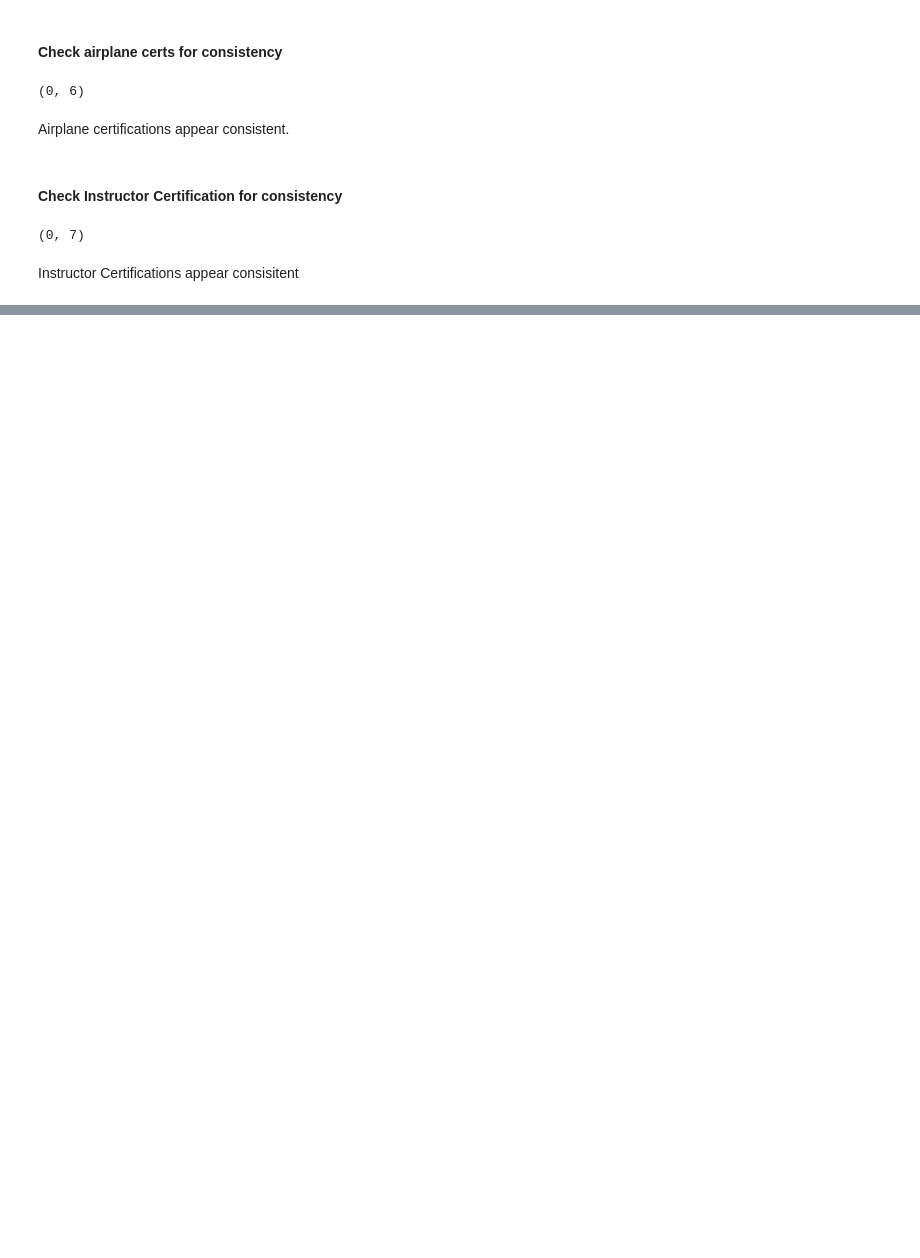
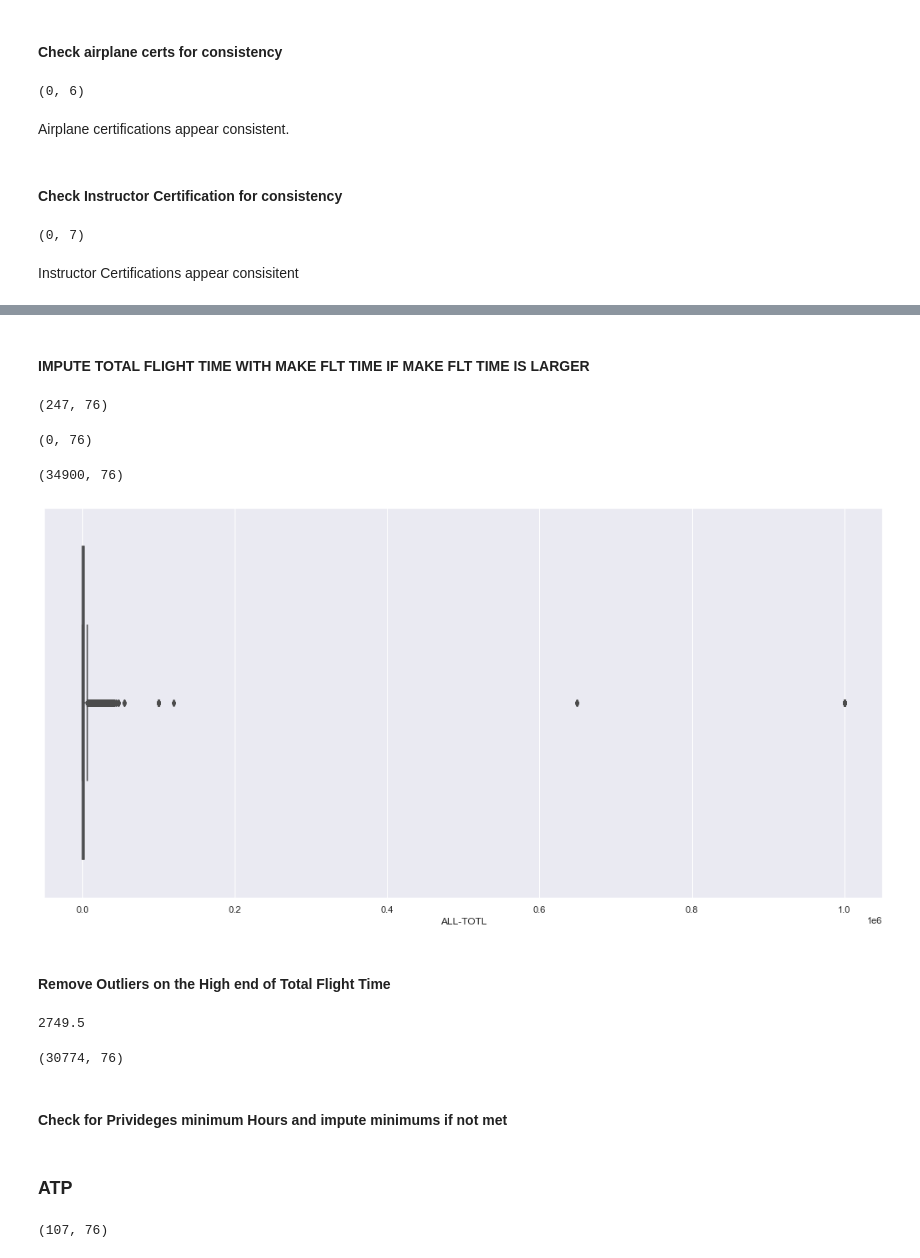
Before and after one commit to birr-data/capstone2, a Jupyter notebook: notebooks/mjg-1.0-EDA.ipynb, the cells around one changed output, grey strips where cells are left out. Drawn from its saved outputs; the diff is of its cells as text; code cells hidden in the pictures; blank space fills up the shorter version.

Commit message:
Update: Update EDA NB - impute flt hours based on certificate

```diff
--- a/notebooks/mjg-1.0-EDA.ipynb
+++ b/notebooks/mjg-1.0-EDA.ipynb
@@ -351,0 +354,51 @@ Instructor Certifications appear consisitent
+# %% [markdown]
+#### IMPUTE TOTAL FLIGHT TIME WITH MAKE FLT TIME IF  MAKE FLT TIME IS LARGER
+# %%
+sense = df[df['MAKE-TOTL'] > df['ALL-TOTL']]
+sense.shape
+# %% [output]
+(247, 76)
+# %%
+make_idx = df.columns.get_loc('MAKE-TOTL')
+all_idx = df.columns.get_loc('ALL-TOTL')
+
+for i in range(len(df)):
+    if df.iloc[i, make_idx] > df.iloc[i, all_idx]:
+        df.iloc[i, all_idx] = df.iloc[i, make_idx]
+# %%
+sense = df[df['MAKE-TOTL'] > df['ALL-TOTL']]
+sense.shape
+# %% [output]
+(0, 76)
+# %%
+df.shape
+# %% [output]
+(34900, 76)
+# %%
+sns.boxplot(x=df['ALL-TOTL'])
+plt.show()
+# %% [output]
+[figure, added]
+# %% [markdown]
+#### Remove Outliers on the High end of Total Flight Time
+# %%
+Q1 = df['ALL-TOTL'].quantile(0.25)
+Q3 = df['ALL-TOTL'].quantile(0.75)
+IQR = Q3 - Q1
+print(IQR)
+df = df[~(df['ALL-TOTL'] > (Q3 + 1.5 * IQR))]
+df.shape
+# %% [output]
+2749.5
+(30774, 76)
+# %% [markdown]
+#### Check for Privideges minimum Hours and impute minimums if not met
+# %% [markdown]
+### ATP
+# %%
+
+
+low_atp = df[(df['pilot_privileges'] == 'ATP') & (df['ALL-TOTL'] < 1500)]
+low_atp.shape
+# %% [output]
+(107, 76)
```
Also changed, not shown: parts of 10 cells of this notebook.
